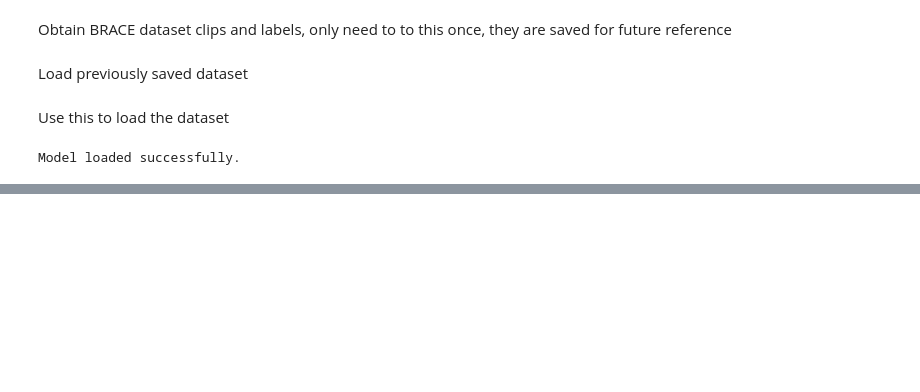
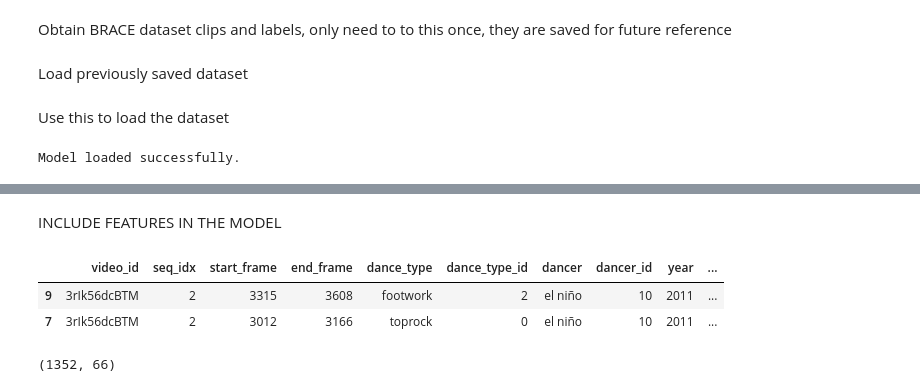
Before and after one commit to sarahaptumich/capstone, a Jupyter notebook: brace.ipynb, the cells around one changed output, grey strips where cells are left out. Cells and saved outputs as stored; diff of their text form; code cells hidden in the pictures; blank space fills up the shorter version.

```diff
--- a/brace.ipynb
+++ b/brace.ipynb
@@ -191,0 +211,11 @@ print(f'Accuracy of the model on the test dataset: {accuracy:.2f}%')
+# %%
+#load paths
+sequences_path = Path('/content/drive/MyDrive/Github/capstone/brace/dataset')
+pose_jsons = list(Path(sequences_path).rglob('**/*.json'))
+segments= pd.read_csv(Path('/content/drive/MyDrive/Github/capstone/brace/annotations/segments.csv'))
+#get clips
+dataClips, labels, names=bracedataset.BraceDataset(segments, pose_jsons)
+#encode labels from 0-2
+unique_categories = list(set(labels))
+category_to_int = {category: index for index, category in enumerate(unique_categories)}
+encoded_categories = [category_to_int[category] for category in labels]
@@ -191,0 +282,28 @@ print(f'Accuracy of the model on the test dataset: {accuracy:.2f}%')
+# %% [markdown]
+INCLUDE FEATURES IN THE MODEL
+# %%
+#sort additional features
+features= segments.copy()
+features['uid']= pd.Categorical(features['uid'], categories=names, ordered=True)
+features= features.sort_values(by='uid')
+features['frames']= features['end_frame']- features['start_frame']
+# %% [output]
+|  | video_id | seq_idx | start_frame | end_frame | dance_type | dance_type_id | dancer | dancer_id | year | ... |
+| 9 | 3rIk56dcBTM | 2 | 3315 | 3608 | footwork | 2 | el niño | 10 | 2011 | ... |
+| 7 | 3rIk56dcBTM | 2 | 3012 | 3166 | toprock | 0 | el niño | 10 | 2011 | ... |
+# %%
+# One-hot encode
+preprocessor = ColumnTransformer(
+    transformers=[
+        ('seq', StandardScaler(), ['seq_idx']),
+        ('cat', OneHotEncoder(), ['dancer_id']),
+        ('num', StandardScaler(), ['year']),
+
+    ]
+)
+
+features_preprocessed = preprocessor.fit_transform(features[['seq_idx', 'dancer_id', 'year']])
+features_preprocessed = features_preprocessed.toarray()
+features_preprocessed.shape
+# %% [output]
+(1352, 66)
```
Also changed, not shown: parts of 23 cells of this notebook.
